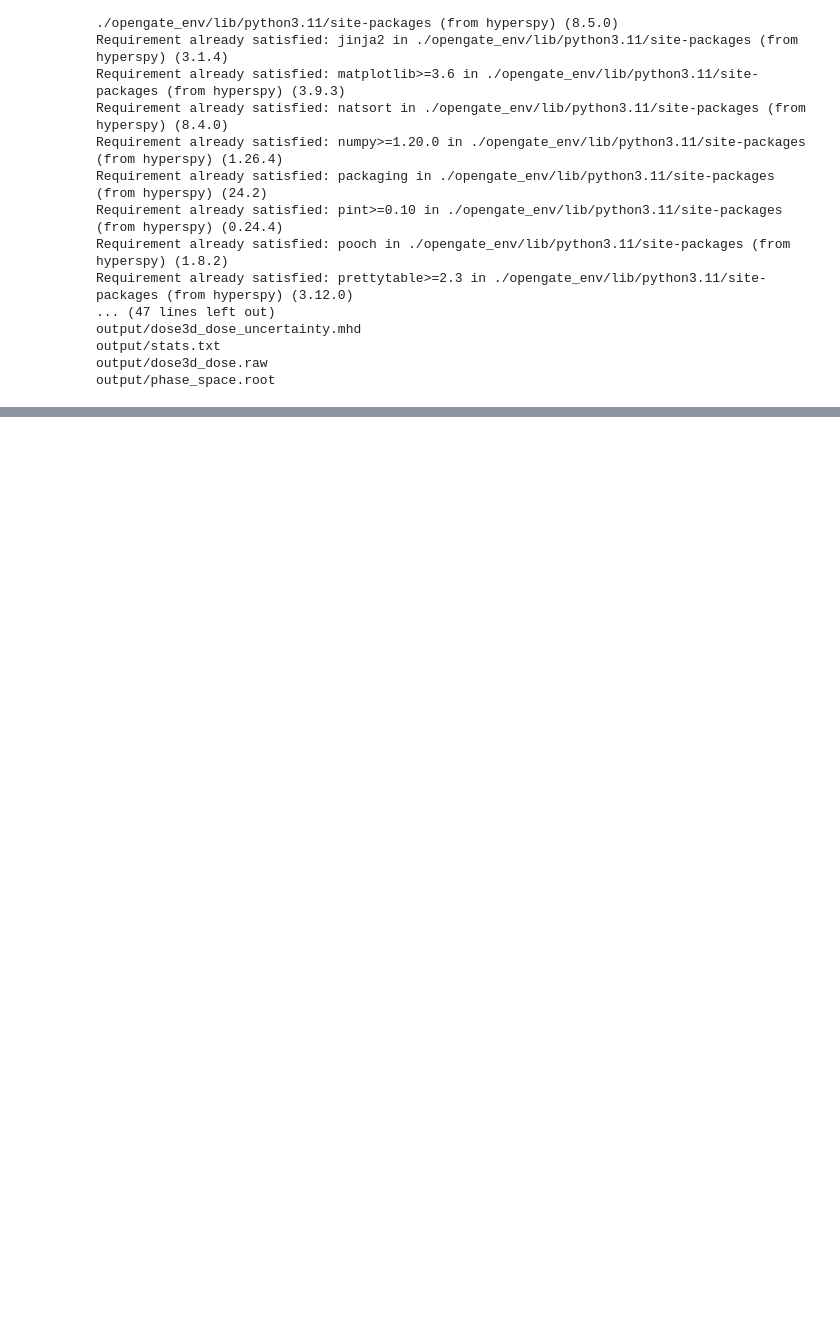
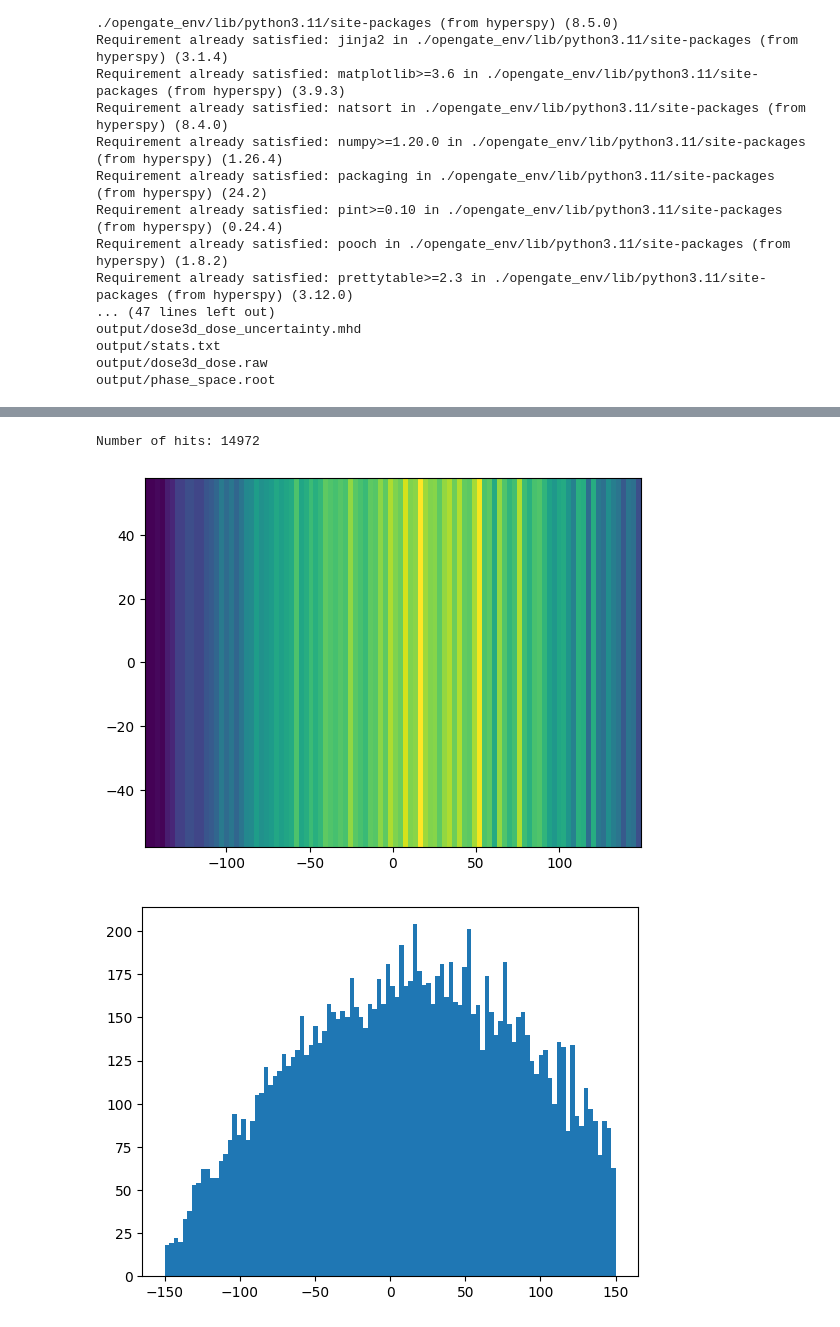
Before and after one commit to francescouni0/VHEE_monitor, a Jupyter notebook: dataset.ipynb, the cells around one changed output, grey strips where cells are left out. Saved outputs shown, nothing was run; the diff lists cells and outputs as text; code cells hidden in the pictures; blank space fills up the shorter version.

```diff
--- a/dataset.ipynb
+++ b/dataset.ipynb
@@ -111,0 +124,25 @@ Text(0.5, 1.0, 'Angle with Z-axis')
+# %%
+# Filter the data where ppx > 0
+ppz = np.array(ppz)
+ppy = np.array(ppy)
+# Select only elements within an angle with z of 90 degrees
+angle_mask = np.logical_and(angle_with_z > 88, angle_with_z < 92)
+
+filtered_ppz_angle = ppz[angle_mask]
+filtered_ppy_angle = ppy[angle_mask]
+print('Number of hits:', len(filtered_ppz_angle))
+
+plt.hist2d(filtered_ppz_angle, filtered_ppy_angle, bins=(100,1), cmap='viridis',range=[[-149, 149], [-58, 58]])
+plt.show()
+
+h, xedges, yedges = np.histogram2d(filtered_ppz_angle, filtered_ppy_angle, bins=(100, 1), range=[[-149, 149], [-58, 58]])
+
+z = np.linspace(-150, 150, 100)
+h = np.reshape(h, (100))
+
+plt.hist(z,weights=h, bins=100)
+plt.show()
+# %% [output]
+Number of hits: 14972
+[figure, added]
+[figure, added]
```
Also changed, not shown: parts of 3 cells of this notebook, 1 other file.
